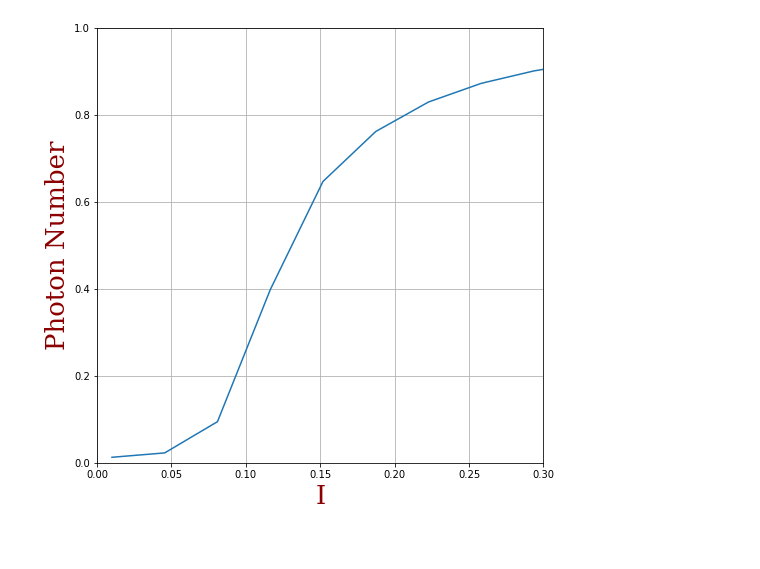
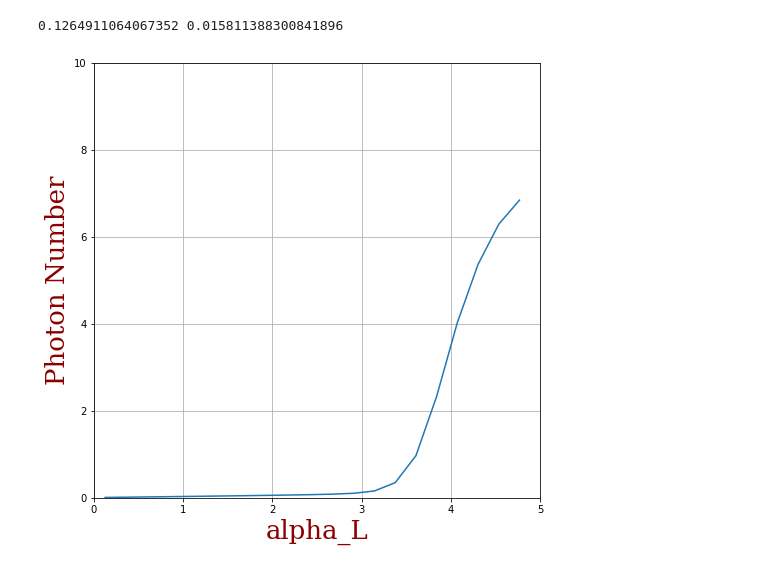
Before and after one commit to albertomercurio/photonics-school-2024, a Jupyter notebook: JCM_bistability.ipynb, the cells around one changed output. Cells and saved outputs as stored; diff of their text form; code cells hidden in the pictures.

```diff
--- a/JCM_bistability.ipynb
+++ b/JCM_bistability.ipynb
@@ -3,28 +83,32 @@ from qutip import *
 import numpy as np
 import matplotlib.pyplot as plt
 # %%
-Nph = 80
+Nph = 100
 
 om_c = 1.
 om_q = 1.
 g = .2
-gamma = .2
-kappa = .04
+kappa = np.sqrt(4.*g**2. * ns)
+gamma = g**2./kappa/C
+
+print(kappa, gamma)
 
 a = tensor(destroy(Nph), qeye(2))
 sigma = tensor(qeye(Nph), destroy(2))
 
-H = om_c*a.dag()*a + om_q*sigma.dag()*sigma + g*( sigma*a.dag() + sigma.dag()*a )
+H = om_c*a.dag()*a + om_q*sigma.dag()*sigma + .5*g*( sigma*a.dag() + sigma.dag()*a )
 
 evals,evecs = H.eigenstates(sort='low')
+# %% [output]
+0.1264911064067352 0.015811388300841896
 # %%
 iter_omL = 1
 omL0 = 1.
-domL = (1.5-omL0)/iter_omL
+domL = (1.6-omL0)/iter_omL
 
-iter_I = 11
-I0 = 0.01
-dI = (.4 - I0)/iter_I
+iter_I = 21
+I0 = 0.001
+dI = ( (gamma/2.) * 5. - I0)/iter_I
 
 mat_N_avg = []
 arr_omL = []
@@ -32,7 +116,7 @@ arr_omL = []
 for n_omL in range(iter_omL):
     omL = omL0 + n_omL*domL
     arr_N_avg = []
-    arr_I = []
+    arr_alpha_L = []
     for n_I in range(iter_I):
         I = I0 + n_I*dI
 
@@ -40,24 +124,19 @@ for n_omL in range(iter_omL):
         rho_ss = steadystate(Hdriven, [np.sqrt(gamma/2.)*a,np.sqrt(kappa/2.)*sigma])
 
         arr_N_avg.append( np.abs(expect( a, rho_ss)) )
-        arr_I.append(I)
+        arr_alpha_L.append(2.*I/gamma)
     arr_omL.append(omL)
     mat_N_avg.append( np.asarray(arr_N_avg) )
 # %%
 plt.figure(figsize=(8,8))
-plt.plot( arr_I, gamma/4.*np.divide(mat_N_avg[0], arr_I)  )
+plt.plot( arr_alpha_L, mat_N_avg[0]  )
 plt.grid()
-plt.axis([0, .3, 0, 1])
-font = {'family': 'serif',
-        'color':  'darkred',
-        'weight': 'normal',
-        'size': 26,
-        }
-plt.xlabel('I', fontdict=font)
+plt.axis([0, 5., 0, 10])
+plt.xlabel('alpha_L', fontdict=font)
 plt.ylabel('Photon Number', fontdict=font)
 plt.show()
 # %% [output]
-[figure, old version]
+[figure, new version]
 # %%
 from matplotlib import cm
 from matplotlib.ticker import LinearLocator
```
Also changed, not shown: parts of 4 cells of this notebook.
